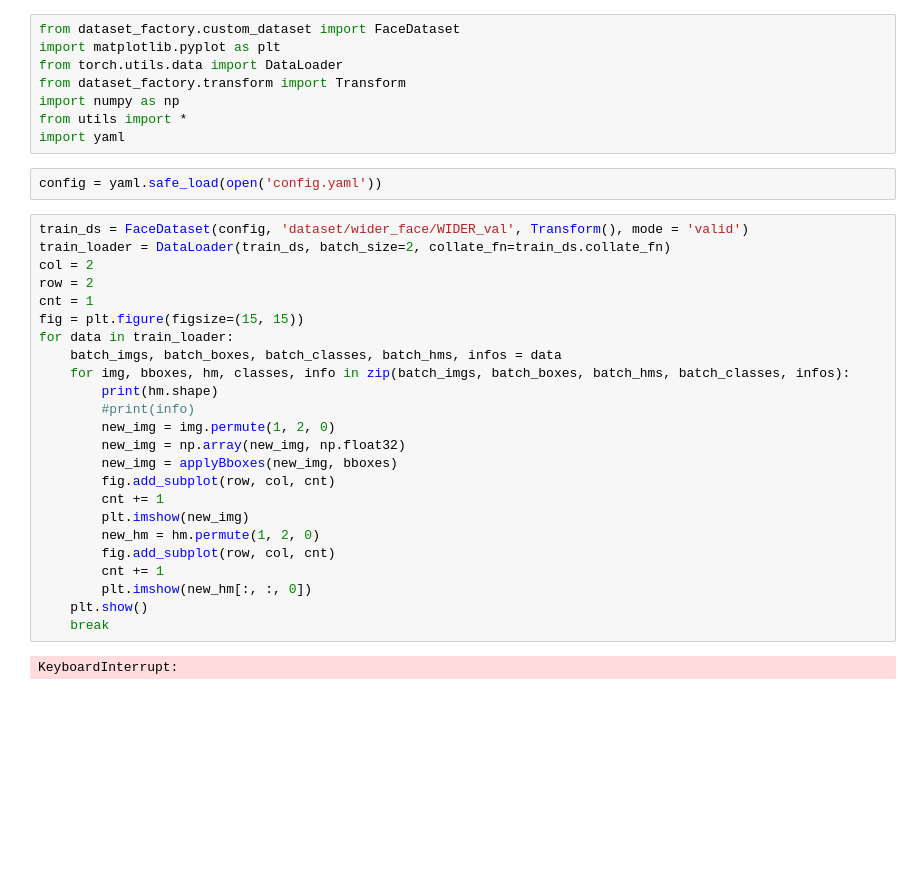
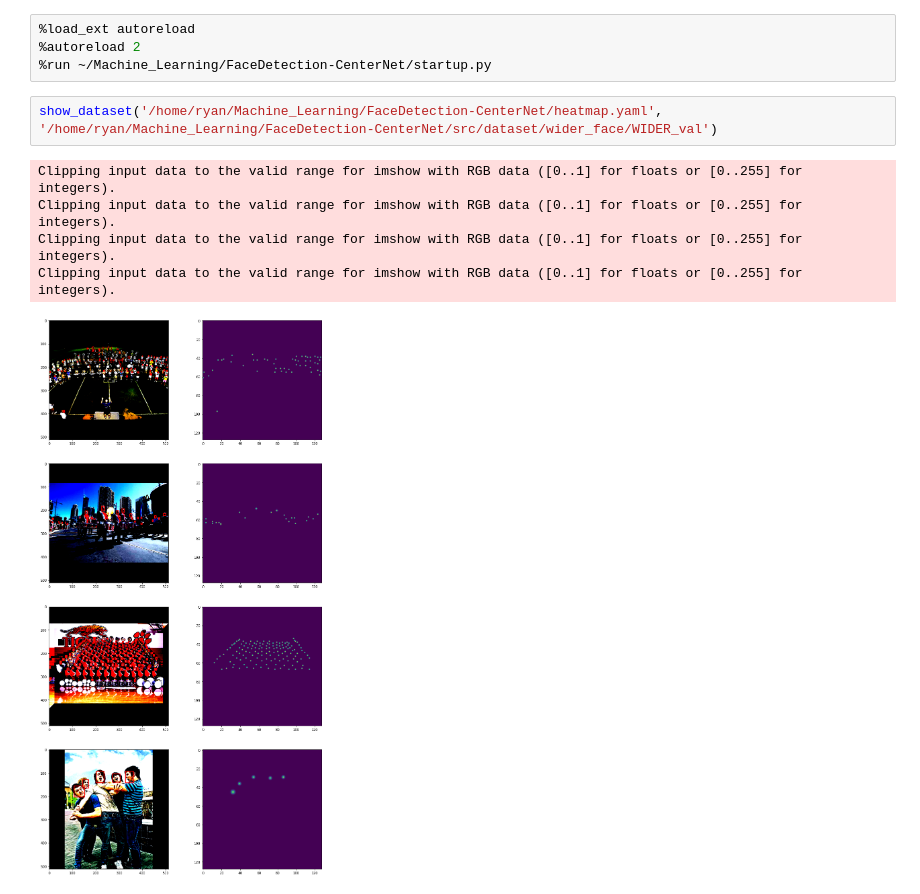
Before and after one commit to huynhtuan17ti/FaceDetection-CenterNet, a Jupyter notebook: notebooks/test_dataset.ipynb, the cells around one changed output. Cells and saved outputs as stored; diff of their text form; blank space fills up the shorter version.

Commit message:
add testing dataset

```diff
--- a/notebooks/test_dataset.ipynb
+++ b/notebooks/test_dataset.ipynb
@@ -1,36 +1,12 @@
-# %%
-from dataset_factory.custom_dataset import FaceDataset
-import matplotlib.pyplot as plt
-from torch.utils.data import DataLoader
-from dataset_factory.transform import Transform
-import numpy as np
-from utils import *
-import yaml
-# %%
-config = yaml.safe_load(open('config.yaml'))
-# %%
-train_ds = FaceDataset(config, 'dataset/wider_face/WIDER_val', Transform(), mode = 'valid')
-train_loader = DataLoader(train_ds, batch_size=2, collate_fn=train_ds.collate_fn)
-col = 2
-row = 2
-cnt = 1
-fig = plt.figure(figsize=(15, 15))
-for data in train_loader:
-    batch_imgs, batch_boxes, batch_classes, batch_hms, infos = data
-    for img, bboxes, hm, classes, info in zip(batch_imgs, batch_boxes, batch_hms, batch_classes, infos):
-        print(hm.shape)
-        #print(info)
-        new_img = img.permute(1, 2, 0)
-        new_img = np.array(new_img, np.float32)
-        new_img = applyBboxes(new_img, bboxes)
-        fig.add_subplot(row, col, cnt)
-        cnt += 1
-        plt.imshow(new_img)
-        new_hm = hm.permute(1, 2, 0)
-        fig.add_subplot(row, col, cnt)
-        cnt += 1
-        plt.imshow(new_hm[:, :, 0])
-    plt.show()
-    break
-# %% [output]
-KeyboardInterrupt:
+# %%
+%load_ext autoreload
+%autoreload 2
+%run ~/Machine_Learning/FaceDetection-CenterNet/startup.py
+# %%
+show_dataset('/home/ryan/Machine_Learning/FaceDetection-CenterNet/heatmap.yaml', '/home/ryan/Machine_Learning/FaceDetection-CenterNet/src/dataset/wider_face/WIDER_val')
+# %% [output]
+Clipping input data to the valid range for imshow with RGB data ([0..1] for floats or [0..255] for integers).
+Clipping input data to the valid range for imshow with RGB data ([0..1] for floats or [0..255] for integers).
+Clipping input data to the valid range for imshow with RGB data ([0..1] for floats or [0..255] for integers).
+Clipping input data to the valid range for imshow with RGB data ([0..1] for floats or [0..255] for integers).
+[figure, added]
```
Also changed, not shown: 5 other files.
